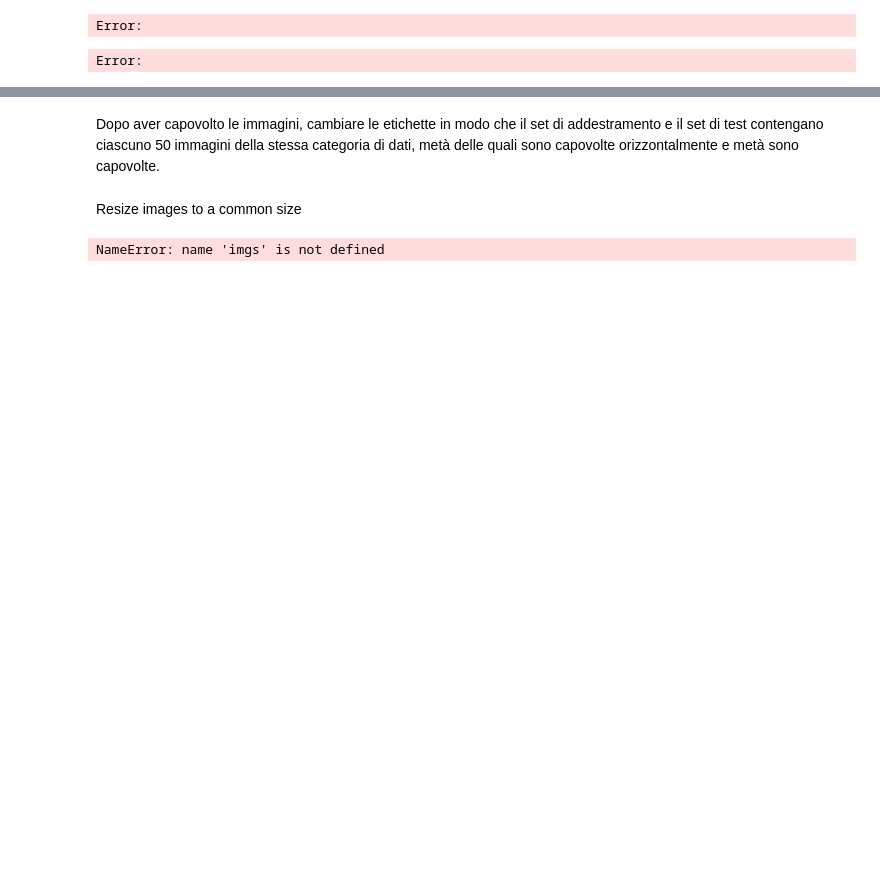
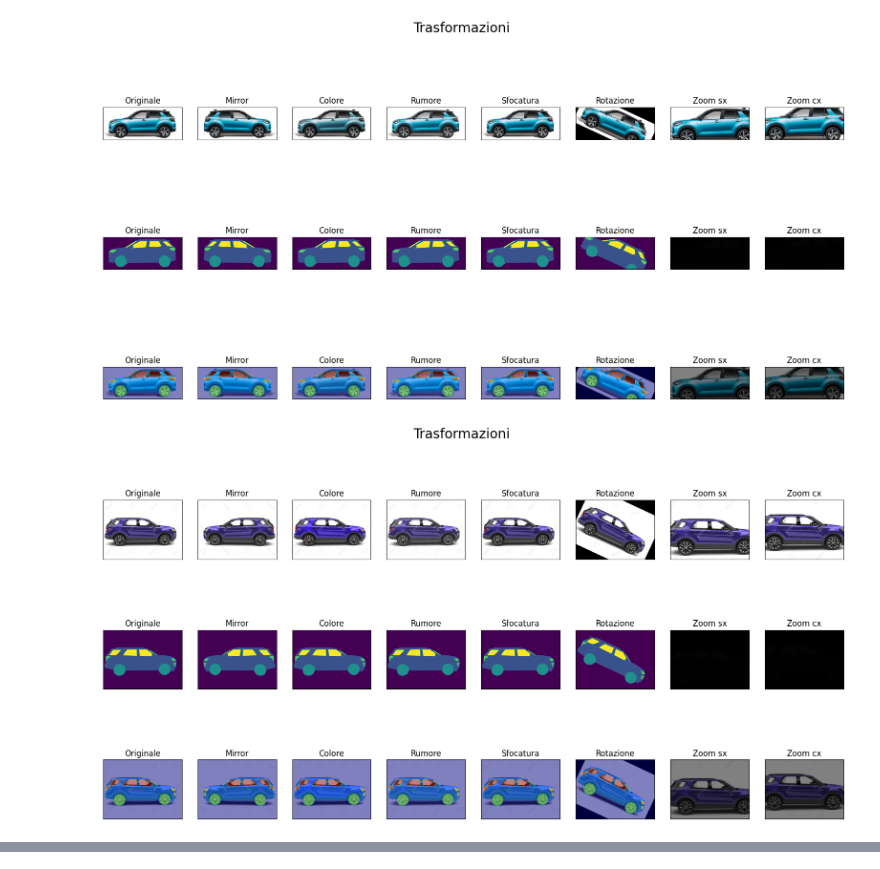
Before and after one commit to ele10-code/Deep_Learning, a Jupyter notebook: showImages.ipynb, the cells around one changed output, grey strips where cells are left out. Drawn from its saved outputs; the diff is of its cells as text; code cells hidden in the pictures; blank space fills up the shorter version.

```diff
--- a/showImages.ipynb
+++ b/showImages.ipynb
@@ -70,7 +62,7 @@ img_all = os.path.join(parent, "car-segmentation", "images")
 masks_all = os.path.join(parent, "car-segmentation", "masks")
 
 #Trasformazioni eseguite
-trasformazioni = [['trasl_','Mirror'], ['col_','Colore'],['gauss_','Rumore'],['blur_','Sfocatura'],['rot_','Rotazione']]
+trasformazioni = [['trasl_','Mirror'], ['col_','Colore'],['gauss_','Rumore'],['blur_','Sfocatura'],['rot_','Rotazione'],['zoomL_', 'Zoom sx'],['zoomC_', 'Zoom cx']]
 
 for j in range(5):
     #Visualizza le Trasformazioni eseguite
@@ -81,7 +73,7 @@ for j in range(5):
     file = os.listdir(img_folder)[j]
     image_path= os.path.join(img_folder, file)
     img=mpimg.imread(image_path)
-    ax = fig.add_subplot(3, 6, 1)
+    ax = fig.add_subplot(3, 8, 1)
     #Imposto il titolo dell'immagine e rimuovo gli assi
     ax.title.set_text('Originale')
     ax.set_xticks([])
@@ -93,47 +85,47 @@ for j in range(5):
     #2) Mostro la MASCHERA
     mask_path = os.path.join(masks_folder,file)
     mask = mpimg.imread(mask_path)
-    ax = fig.add_subplot(3, 6, 7)
+    ax = fig.add_subplot(3, 8, 9)
     ax.title.set_text('Originale')
     ax.set_xticks([])
     ax.set_yticks([])
     plt.imshow(mask)
 
     #3) Mostro la MASCHERA SOVRAPPOSTA ALL'IMMAGINE DI PARTENZA
-    ax = fig.add_subplot(3, 6, 13)
+    ax = fig.add_subplot(3, 8, 17)
     ax.title.set_text('Originale')
     ax.set_xticks([])
     ax.set_yticks([])
     plt.imshow(img, cmap='gray')
     plt.imshow(mask, cmap='jet', alpha=0.5)
 
     for i in range(len(trasformazioni)):
         new_file = trasformazioni[i][0]+file
         image_path= os.path.join(img_all, new_file)
         img=mpimg.imread(image_path)
-        ax = fig.add_subplot(3, 6, i+2)
+        ax = fig.add_subplot(3, 8, i+2)
         #Imposto il titolo dell'immagine e rimuovo gli assi
         ax.title.set_text(trasformazioni[i][1])
         ax.set_xticks([])
         ax.set_yticks([])
         plt.imshow(img)
 
         #2) Mostro la MASCHERA
         mask_path = os.path.join(masks_all,new_file)
         mask = mpimg.imread(mask_path)
-        ax = fig.add_subplot(3, 6, i+8)
+        ax = fig.add_subplot(3, 8, i+10)
         ax.title.set_text(trasformazioni[i][1])
         ax.set_xticks([])
         ax.set_yticks([])
         plt.imshow(mask)
 
         #3) Mostro la MASCHERA SOVRAPPOSTA ALL'IMMAGINE DI PARTENZA
-        ax = fig.add_subplot(3, 6, i+14)
+        ax = fig.add_subplot(3, 8, i+18)
         ax.title.set_text(trasformazioni[i][1])
         ax.set_xticks([])
         ax.set_yticks([])
         plt.imshow(img, cmap='gray')
         plt.imshow(mask, cmap='jet', alpha=0.5)
 # %% [output]
-Error:
-Error:
+[figure, added]
+[figure, added]
@@ -140,2 +134,0 @@ Error:
-# %% [markdown]
-Dopo aver capovolto le immagini, cambiare le etichette in modo che il set di addestramento e il set di test contengano ciascuno 50 immagini della stessa categoria di dati, metà delle quali sono capovolte orizzontalmente e metà sono capovolte.
@@ -149,2 +134,0 @@ def get_image_paths():
-# %% [markdown]
-Resize images to a common size
@@ -170,5 +134,0 @@ def tf_resize_images(imgs):
-# %%
-X_imgs = tf_resize_images(imgs)
-print(X_imgs.shape)
-# %% [output]
-NameError: name 'imgs' is not defined
```
Also changed, not shown: parts of 10 cells of this notebook, 2 other files.
